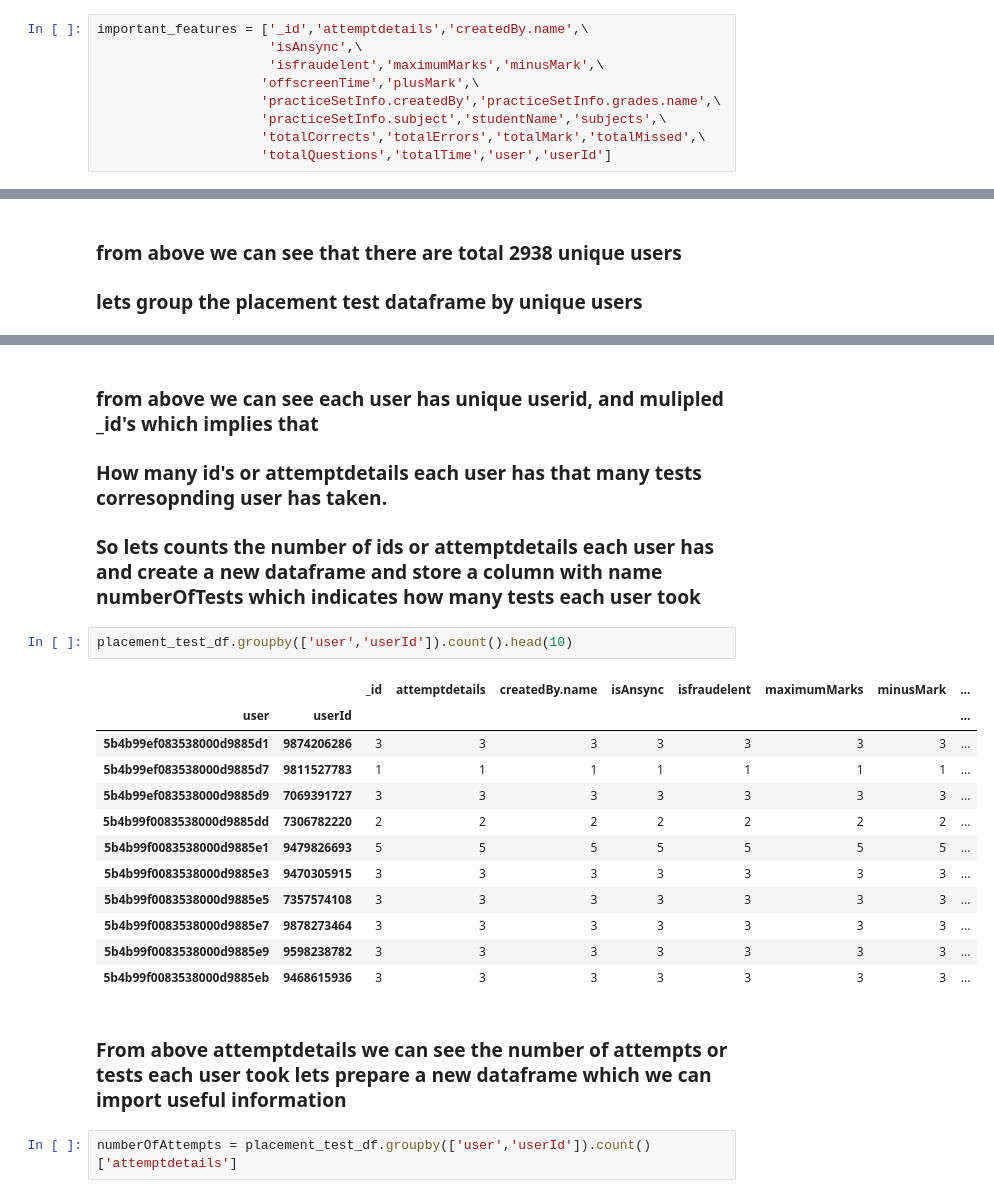
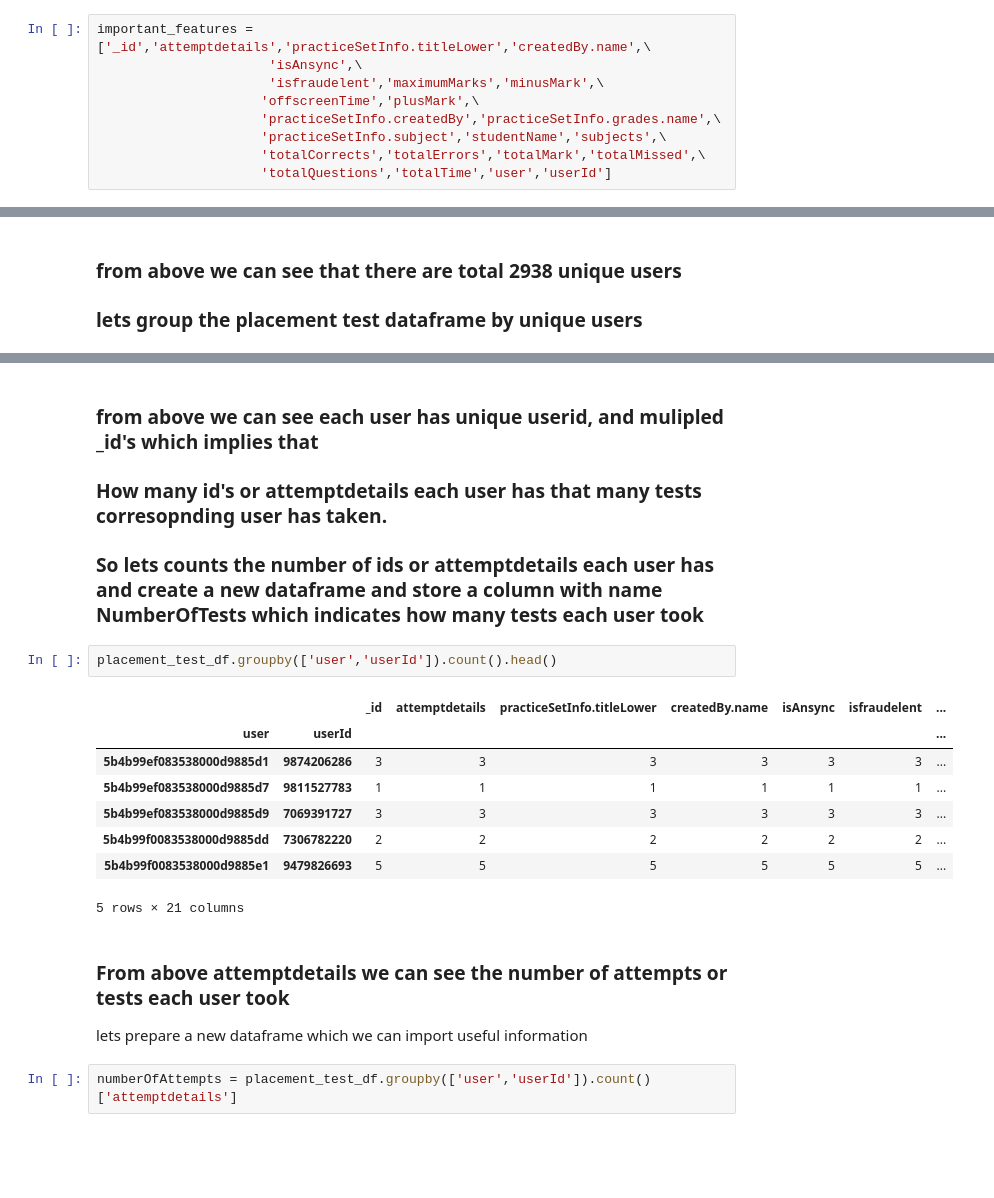
Before and after one commit to Kali-Dev/Internship-Assignment, a Jupyter notebook: intership project.ipynb, the cells around one changed output, grey strips where cells are left out. Drawn from its saved outputs; the diff is of its cells as text; blank space fills up the shorter version.

Commit message:
done initial analysis on practice vs performance

```diff
--- a/intership project.ipynb
+++ b/intership project.ipynb
@@ -424,7 +418,7 @@ From above we can observe below things
 9. As practiceSetInfo.titleLower and practiceSetInfo.title has same unique values except the difference in lower case, I am going to use only practiceSetInfo.titleLower in analysis
 10.
 # %%
-important_features = ['_id','attemptdetails','createdBy.name',\
+important_features = ['_id','attemptdetails','practiceSetInfo.titleLower','createdBy.name',\
                       'isAnsync',\
                       'isfraudelent','maximumMarks','minusMark',\
                      'offscreenTime','plusMark',\
@@ -628,24 +656,22 @@ placement_test_df.groupby(['user','userId','_id']).count().head(10)
 # %% [markdown]
 ### from above we can see each user has unique userid, and mulipled _id's which implies that
 ### How many id's or attemptdetails each user has that many tests corresopnding user has taken.
-### So lets counts the number of ids or attemptdetails each user has and create a new dataframe and store a column with name numberOfTests which indicates how many tests each user took
+### So lets counts the number of ids or attemptdetails each user has and create a new dataframe and store a column with name NumberOfTests which indicates how many tests each user took
 # %%
-placement_test_df.groupby(['user','userId']).count().head(10)
+placement_test_df.groupby(['user','userId']).count().head()
 # %% [output]
-|  |  | _id | attemptdetails | createdBy.name | isAnsync | isfraudelent | maximumMarks | minusMark | ... |
-| user | userId |  |  |  |  |  |  |  | ... |
-| 5b4b99ef083538000d9885d1 | 9874206286 | 3 | 3 | 3 | 3 | 3 | 3 | 3 | ... |
-| 5b4b99ef083538000d9885d7 | 9811527783 | 1 | 1 | 1 | 1 | 1 | 1 | 1 | ... |
-| 5b4b99ef083538000d9885d9 | 7069391727 | 3 | 3 | 3 | 3 | 3 | 3 | 3 | ... |
-| 5b4b99f0083538000d9885dd | 7306782220 | 2 | 2 | 2 | 2 | 2 | 2 | 2 | ... |
-| 5b4b99f0083538000d9885e1 | 9479826693 | 5 | 5 | 5 | 5 | 5 | 5 | 5 | ... |
-| 5b4b99f0083538000d9885e3 | 9470305915 | 3 | 3 | 3 | 3 | 3 | 3 | 3 | ... |
-| 5b4b99f0083538000d9885e5 | 7357574108 | 3 | 3 | 3 | 3 | 3 | 3 | 3 | ... |
-| 5b4b99f0083538000d9885e7 | 9878273464 | 3 | 3 | 3 | 3 | 3 | 3 | 3 | ... |
-| 5b4b99f0083538000d9885e9 | 9598238782 | 3 | 3 | 3 | 3 | 3 | 3 | 3 | ... |
-| 5b4b99f0083538000d9885eb | 9468615936 | 3 | 3 | 3 | 3 | 3 | 3 | 3 | ... |
+|  |  | _id | attemptdetails | practiceSetInfo.titleLower | createdBy.name | isAnsync | isfraudelent | ... |
+| user | userId |  |  |  |  |  |  | ... |
+| 5b4b99ef083538000d9885d1 | 9874206286 | 3 | 3 | 3 | 3 | 3 | 3 | ... |
+| 5b4b99ef083538000d9885d7 | 9811527783 | 1 | 1 | 1 | 1 | 1 | 1 | ... |
+| 5b4b99ef083538000d9885d9 | 7069391727 | 3 | 3 | 3 | 3 | 3 | 3 | ... |
+| 5b4b99f0083538000d9885dd | 7306782220 | 2 | 2 | 2 | 2 | 2 | 2 | ... |
+| 5b4b99f0083538000d9885e1 | 9479826693 | 5 | 5 | 5 | 5 | 5 | 5 | ... |
+5 rows × 21 columns
 # %% [markdown]
-### From above attemptdetails we can see the number of attempts or tests each user took lets prepare a new dataframe which we can import useful information
+### From above attemptdetails we can see the number of attempts or tests each user took
+
+lets prepare a new dataframe which we can import useful information
 # %%
 numberOfAttempts = placement_test_df.groupby(['user','userId']).count()['attemptdetails']
 # %%
```
Also changed, not shown: parts of 51 cells of this notebook.
